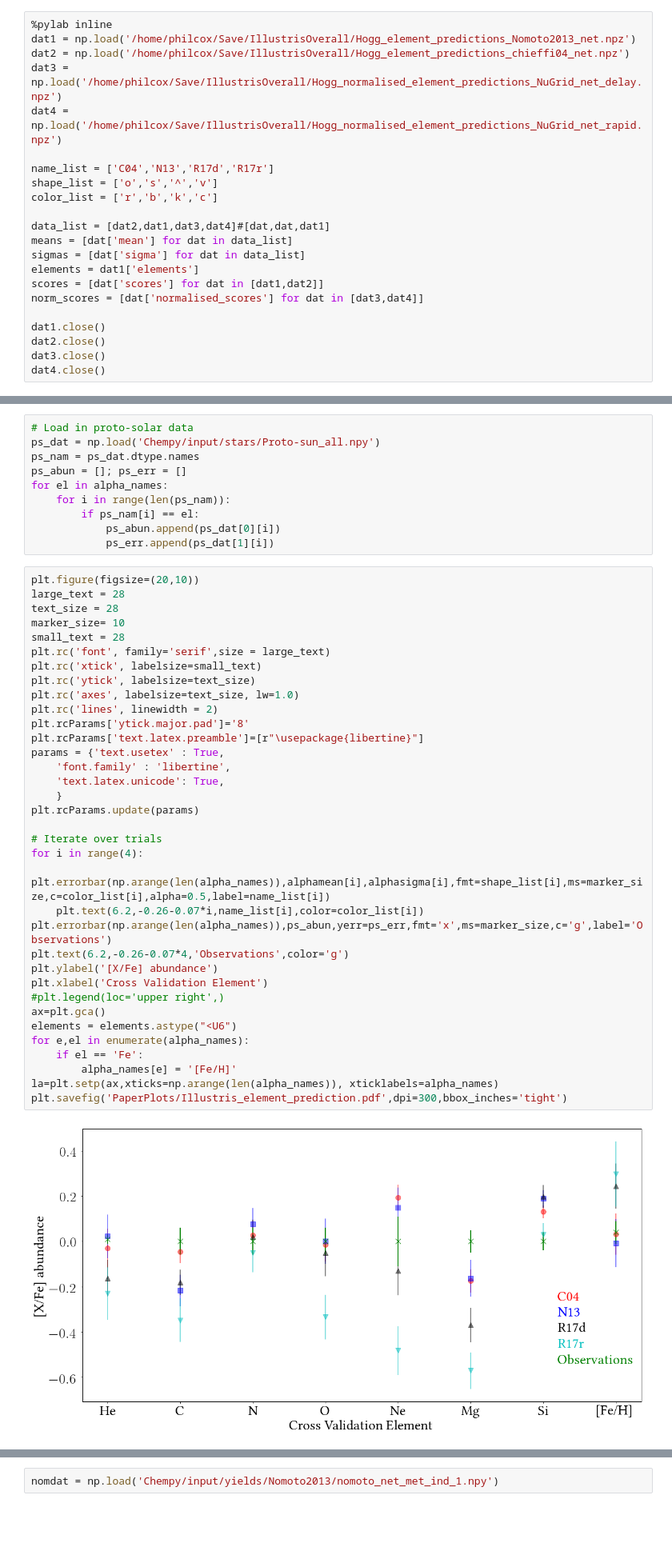
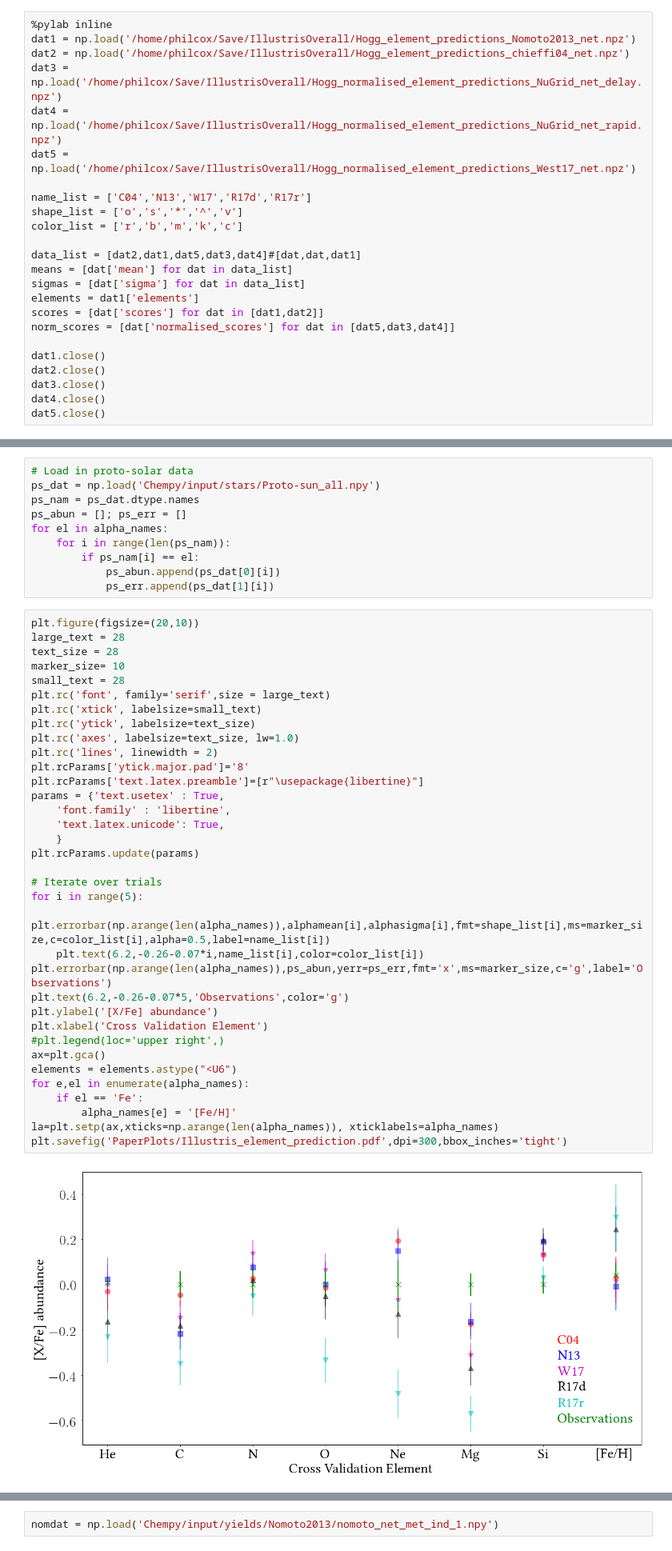
Before and after one commit to oliverphilcox/ChempyMulti, a Jupyter notebook: Illustris Scores.ipynb, the cells around one changed output, grey strips where cells are left out. Shown at 80% size. Saved outputs shown, nothing was run; the diff lists cells and outputs as text; blank space fills up the shorter version.

```diff
--- a/Illustris Scores.ipynb
+++ b/Illustris Scores.ipynb
@@ -4,22 +4,24 @@ dat1 = np.load('/home/philcox/Save/IllustrisOverall/Hogg_element_predictions_Nom
 dat2 = np.load('/home/philcox/Save/IllustrisOverall/Hogg_element_predictions_chieffi04_net.npz')
 dat3 = np.load('/home/philcox/Save/IllustrisOverall/Hogg_normalised_element_predictions_NuGrid_net_delay.npz')
 dat4 = np.load('/home/philcox/Save/IllustrisOverall/Hogg_normalised_element_predictions_NuGrid_net_rapid.npz')
+dat5 = np.load('/home/philcox/Save/IllustrisOverall/Hogg_normalised_element_predictions_West17_net.npz')
 
-name_list = ['C04','N13','R17d','R17r']
-shape_list = ['o','s','^','v']
-color_list = ['r','b','k','c']
+name_list = ['C04','N13','W17','R17d','R17r']
+shape_list = ['o','s','*','^','v']
+color_list = ['r','b','m','k','c']
 
-data_list = [dat2,dat1,dat3,dat4]#[dat,dat,dat1]
+data_list = [dat2,dat1,dat5,dat3,dat4]#[dat,dat,dat1]
 means = [dat['mean'] for dat in data_list]
 sigmas = [dat['sigma'] for dat in data_list]
 elements = dat1['elements']
 scores = [dat['scores'] for dat in [dat1,dat2]]
-norm_scores = [dat['normalised_scores'] for dat in [dat3,dat4]]
+norm_scores = [dat['normalised_scores'] for dat in [dat5,dat3,dat4]]
 
 dat1.close()
 dat2.close()
 dat3.close()
 dat4.close()
+dat5.close()
 # %% [output]
 Populating the interactive namespace from numpy and matplotlib
 # %%
@@ -55,36 +57,36 @@ text_size = 28
 marker_size= 10
 small_text = 28
 plt.rc('font', family='serif',size = large_text)
 plt.rc('xtick', labelsize=small_text)
 plt.rc('ytick', labelsize=text_size)
 plt.rc('axes', labelsize=text_size, lw=1.0)
 plt.rc('lines', linewidth = 2)
 plt.rcParams['ytick.major.pad']='8'
 plt.rcParams['text.latex.preamble']=[r"\usepackage{libertine}"]
 params = {'text.usetex' : True,
     'font.family' : 'libertine',
     'text.latex.unicode': True,
     }
 plt.rcParams.update(params)
 
 # Iterate over trials
-for i in range(4):
+for i in range(5):
     plt.errorbar(np.arange(len(alpha_names)),alphamean[i],alphasigma[i],fmt=shape_list[i],ms=marker_size,c=color_list[i],alpha=0.5,label=name_list[i])
     plt.text(6.2,-0.26-0.07*i,name_list[i],color=color_list[i])
 plt.errorbar(np.arange(len(alpha_names)),ps_abun,yerr=ps_err,fmt='x',ms=marker_size,c='g',label='Observations')
-plt.text(6.2,-0.26-0.07*4,'Observations',color='g')
+plt.text(6.2,-0.26-0.07*5,'Observations',color='g')
 plt.ylabel('[X/Fe] abundance')
 plt.xlabel('Cross Validation Element')
 #plt.legend(loc='upper right',)
 ax=plt.gca()
 elements = elements.astype("<U6")
 for e,el in enumerate(alpha_names):
     if el == 'Fe':
         alpha_names[e] = '[Fe/H]'
 la=plt.setp(ax,xticks=np.arange(len(alpha_names)), xticklabels=alpha_names)
 plt.savefig('PaperPlots/Illustris_element_prediction.pdf',dpi=300,bbox_inches='tight')
 # %% [output]
-[figure, old version]
+[figure, new version]
 # %%
 from Chempy.parameter import ModelParameters
 a = ModelParameters()
```
Also changed, not shown: parts of 12 cells of this notebook, 51 other files.
